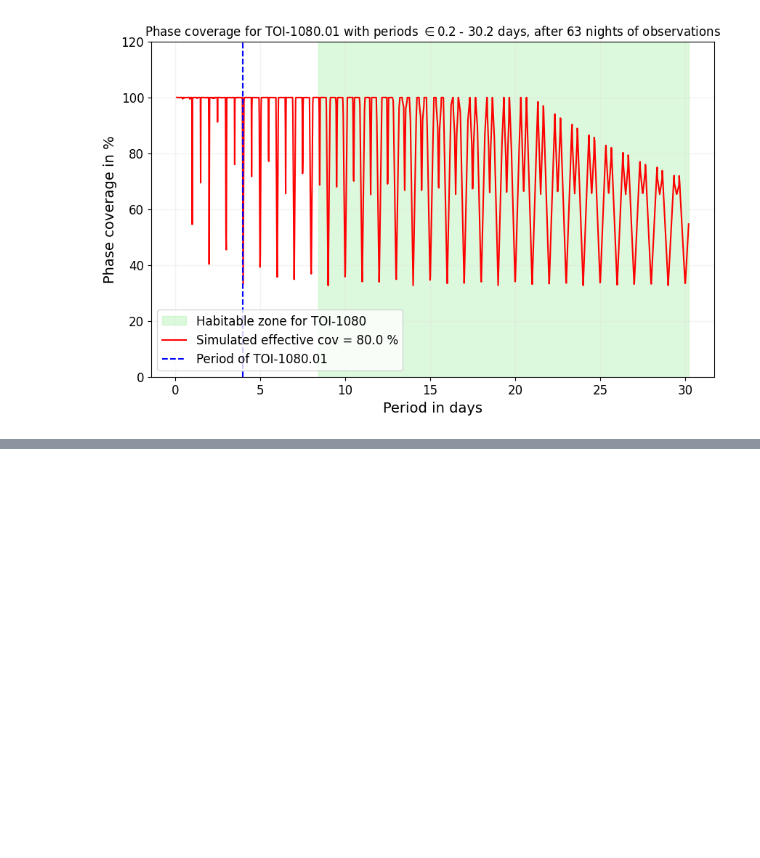
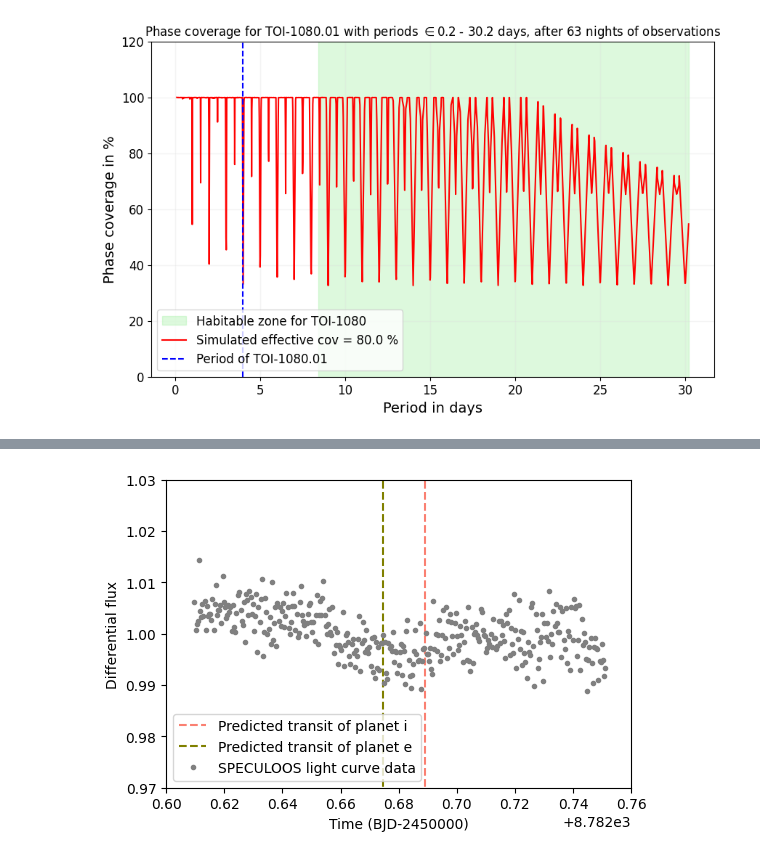
Before and after one commit to szunigaf/SPOCK_v2, a Jupyter notebook: notebook_tests.ipynb, the cells around one changed output, grey strips where cells are left out. Saved outputs shown, nothing was run; the diff lists cells and outputs as text; code cells hidden in the pictures; blank space fills up the shorter version.

```diff
--- a/notebook_tests.ipynb
+++ b/notebook_tests.ipynb
@@ -459,0 +668,26 @@ plt.show()
+# %%
+df_timings_i_Eric = pd.read_csv('/Users/ed268546/Dropbox/Mac/Documents/scripts/paper_8th_planet_Eric/T1_tt_forecast_8planet_robust_0.001_eccprior_3_to_2_cycle05.csv', sep=',', header=None)
+df_timings_i_Eric.columns = ["planet", "epoch", "t0_predicted", "t0_linear", "TTV", "err_t0_pedicted"]
+
+df = df_timings_i_Eric.where(df_timings_i_Eric["planet"]==8.0).dropna()
+df = df.reset_index()
+df.columns = ["index", "planet", "epoch", "t0_predicted", "err_t0_predicted", "t0_linear", "err_t0_linear"]
+
+df_e = df_timings_i_Eric.where(df_timings_i_Eric["planet"]==4.0).dropna()
+df_e = df_e.reset_index()
+df_e.columns = ["index", "planet", "epoch", "t0_predicted", "err_t0_predicted", "t0_linear", "err_t0_linear"]
+
+
+plt.figure(figsize=(6,4))
+plt.vlines(df['t0_predicted'], ymin=0.9, ymax=1.1, colors='salmon', linestyles='dashed', label='Predicted transit of planet i')
+plt.vlines(df_e['t0_predicted'], ymin=0.9, ymax=1.1, colors='olive', linestyles='dashed', label='Predicted transit of planet e')
+
+plt.plot(df_light_curve['time']-2450000, df_light_curve['diff_flux'], '.', color='gray', label='SPECULOOS light curve data')
+plt.xlabel('Time (BJD-2450000)')
+plt.ylabel('Differential flux')
+plt.ylim(0.97,1.03,)
+plt.xlim(8782.6, 8782.76)
+plt.legend(fontsize=10,loc=3)
+plt.savefig('light_curve_window1_Trappist-1_with_transit_times_i.png', dpi=300)
+# %% [output]
+[figure, added]
```
Also changed, not shown: parts of 9 cells of this notebook, 8 other files.
